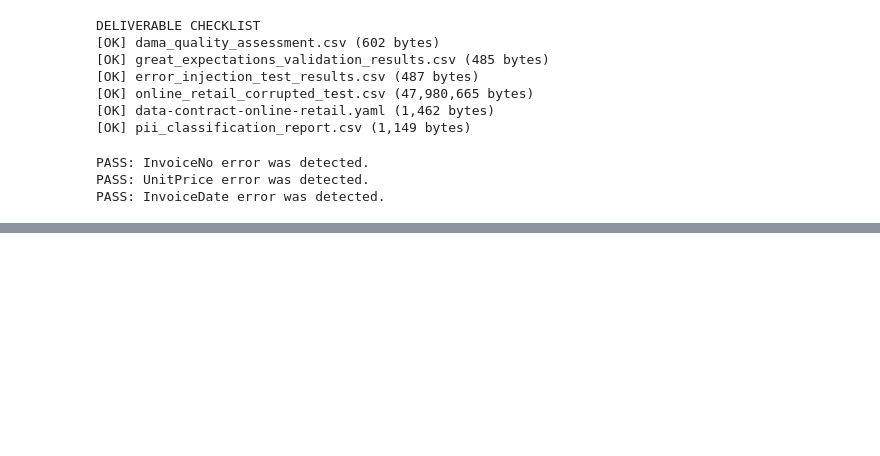
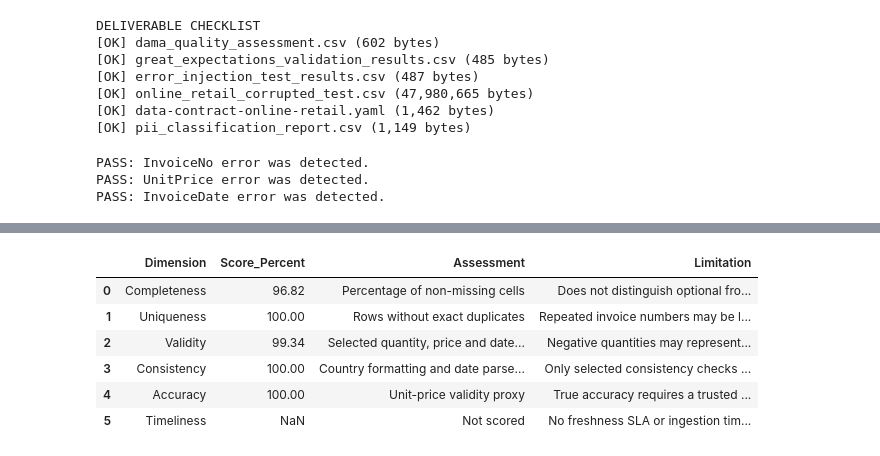
Before and after one commit to Swati2000-data/cynaris-internship-swati, a Jupyter notebook: Data Visualization/data_governance.ipynb, the cells around one changed output, grey strips where cells are left out. Saved outputs shown, nothing was run; the diff lists cells and outputs as text; code cells hidden in the pictures; blank space fills up the shorter version.

```diff
--- a/Data Visualization/data_governance.ipynb
+++ b/Data Visualization/data_governance.ipynb
@@ -935,0 +1132,95 @@ PASS: InvoiceDate error was detected.
+# %%
+# Completeness: percentage of non-missing cells
+completeness_score = round(
+    df.notna().to_numpy().mean() * 100, 2
+)
+
+# Uniqueness: percentage of rows that are not exact duplicates
+uniqueness_score = round(
+    (1 - df.duplicated().mean()) * 100, 2
+)
+
+# Validity: selected quantity, price and date checks
+validity_checks = pd.DataFrame({
+    "quantity_valid": df["Quantity"] >= 1,
+    "unit_price_valid": df["UnitPrice"] >= 0,
+    "invoice_date_valid": pd.to_datetime(
+        df["InvoiceDate"], errors="coerce"
+    ).notna()
+})
+
+validity_score = round(
+    validity_checks.to_numpy().mean() * 100, 2
+)
+
+# Consistency: country formatting and date parseability
+country_values = df["Country"].dropna().astype(str)
+country_consistent = (
+    country_values.eq(country_values.str.strip()).mean() * 100
+    if len(country_values) else 0
+)
+
+date_consistent = (
+    pd.to_datetime(df["InvoiceDate"], errors="coerce").notna().mean()
+    * 100
+)
+
+consistency_score = round(
+    (country_consistent + date_consistent) / 2, 2
+)
+
+# Price-validity proxy, not proof of true accuracy
+accuracy_proxy = round(
+    (df["UnitPrice"] >= 0).mean() * 100, 2
+)
+
+dama_report = pd.DataFrame([
+    {
+        "Dimension": "Completeness",
+        "Score_Percent": completeness_score,
+        "Assessment": "Percentage of non-missing cells",
+        "Limitation": "Does not distinguish optional from required fields"
+    },
+    {
+        "Dimension": "Uniqueness",
+        "Score_Percent": uniqueness_score,
+        "Assessment": "Rows without exact duplicates",
+        "Limitation": "Repeated invoice numbers may be legitimate"
+    },
+    {
+        "Dimension": "Validity",
+        "Score_Percent": validity_score,
+        "Assessment": "Selected quantity, price and date rules",
+        "Limitation": "Negative quantities may represent returns"
+    },
+    {
+        "Dimension": "Consistency",
+        "Score_Percent": consistency_score,
+        "Assessment": "Country formatting and date parseability",
+        "Limitation": "Only selected consistency checks are measured"
+    },
+    {
+        "Dimension": "Accuracy",
+        "Score_Percent": accuracy_proxy,
+        "Assessment": "Unit-price validity proxy",
+        "Limitation": "True accuracy requires a trusted reference"
+    },
+    {
+        "Dimension": "Timeliness",
+        "Score_Percent": None,
+        "Assessment": "Not scored",
+        "Limitation": "No freshness SLA or ingestion timestamp"
+    }
+])
+
+dama_report.to_csv("dama_quality_assessment.csv", index=False)
+
+display(dama_report)
+# %% [output]
+|  | Dimension | Score_Percent | Assessment | Limitation |
+| 0 | Completeness | 96.82 | Percentage of non-missing cells | Does not distinguish optional fro... |
+| 1 | Uniqueness | 100.00 | Rows without exact duplicates | Repeated invoice numbers may be l... |
+| 2 | Validity | 99.34 | Selected quantity, price and date... | Negative quantities may represent... |
+| 3 | Consistency | 100.00 | Country formatting and date parse... | Only selected consistency checks ... |
+| 4 | Accuracy | 100.00 | Unit-price validity proxy | True accuracy requires a trusted ... |
+| 5 | Timeliness | NaN | Not scored | No freshness SLA or ingestion tim... |
```
Also changed, not shown: parts of 11 cells of this notebook, 3 other files.
